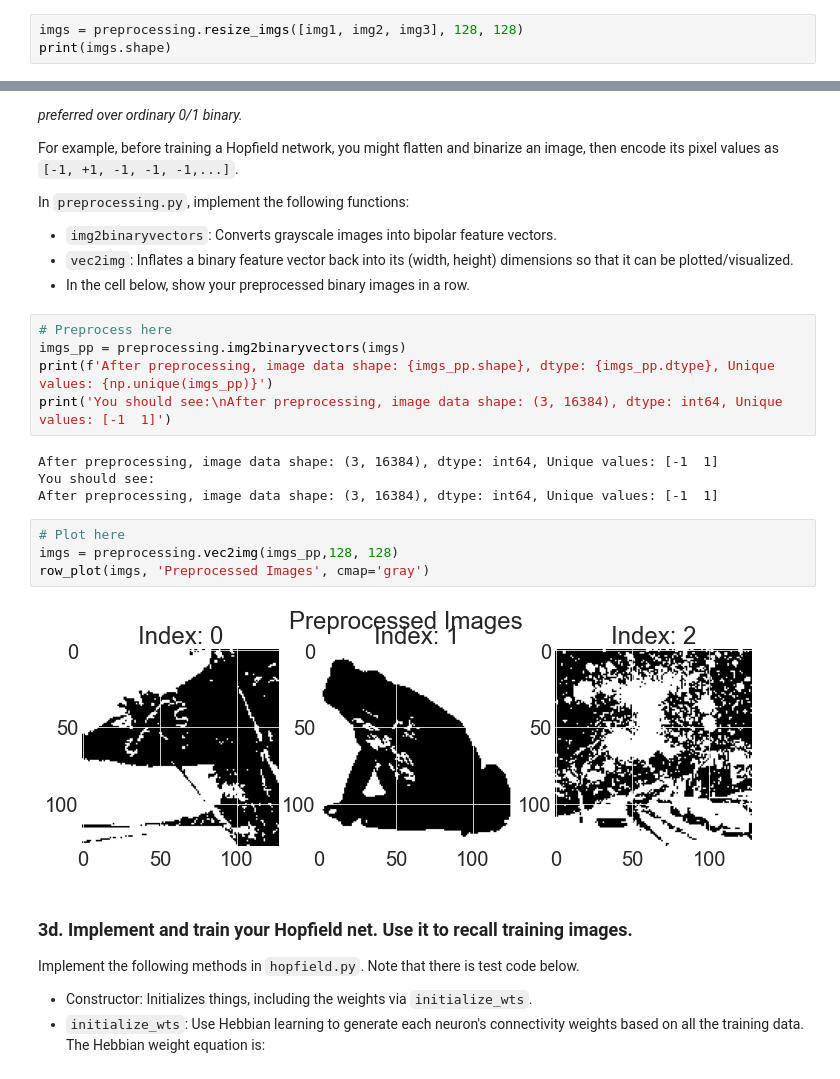
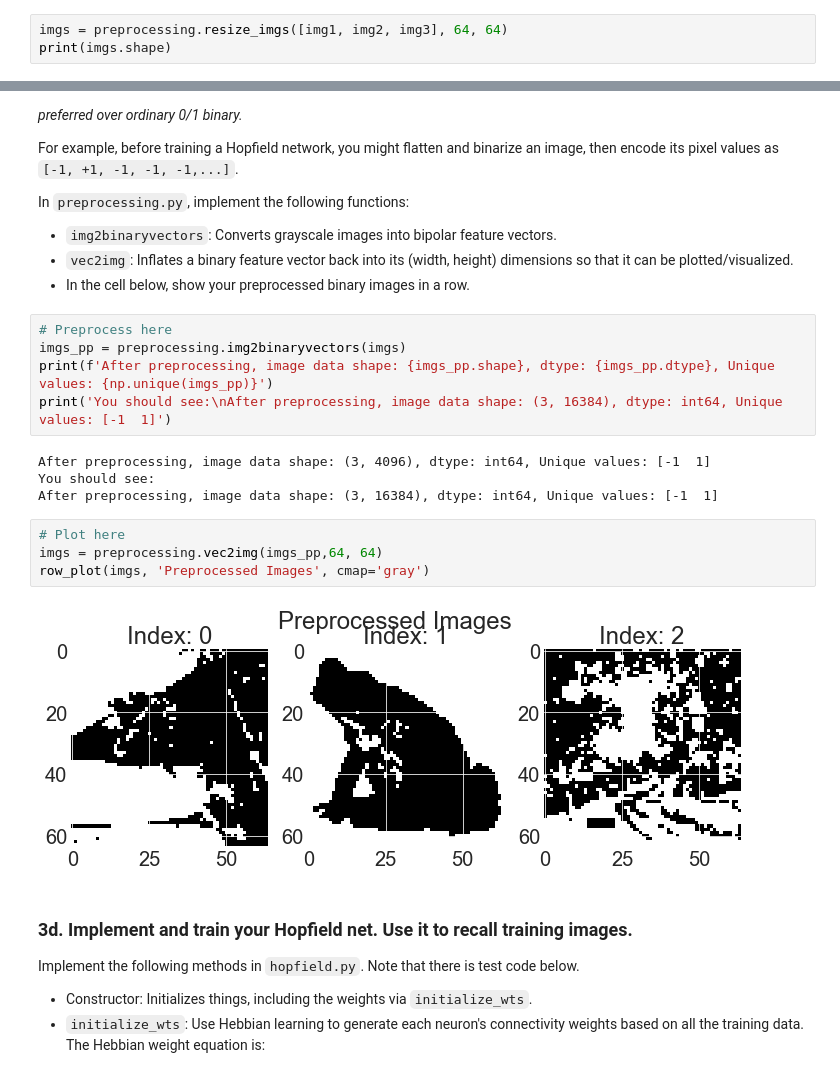
Before and after one commit to ejseal21/Computational-Neuroscience, a Jupyter notebook: Project2/hopfield.ipynb, the cells around one changed output, grey strips where cells are left out. Drawn from its saved outputs; the diff is of its cells as text.

```diff
--- a/Project2/hopfield.ipynb
+++ b/Project2/hopfield.ipynb
@@ -47,6 +47,6 @@ Right now, your images have different spatial resolutions. You should resize the
 - Resize the training images below to make them consistently sized and grayscale so that they can be placed in a single ndarray (`shape=(3, 128, 128)`).
 - Write code inside `row_plot` below then create a 1x3 row showing all the images side-by-side.
 # %%
-imgs = preprocessing.resize_imgs([img1, img2, img3], 128, 128)
+imgs = preprocessing.resize_imgs([img1, img2, img3], 64, 64)
 print(imgs.shape)
 # %% [output]
@@ -101,15 +101,15 @@ imgs_pp = preprocessing.img2binaryvectors(imgs)
 print(f'After preprocessing, image data shape: {imgs_pp.shape}, dtype: {imgs_pp.dtype}, Unique values: {np.unique(imgs_pp)}')
 print('You should see:\nAfter preprocessing, image data shape: (3, 16384), dtype: int64, Unique values: [-1  1]')
 # %% [output]
-After preprocessing, image data shape: (3, 16384), dtype: int64, Unique values: [-1  1]
+After preprocessing, image data shape: (3, 4096), dtype: int64, Unique values: [-1  1]
 You should see:
 After preprocessing, image data shape: (3, 16384), dtype: int64, Unique values: [-1  1]
 # %%
 # Plot here
-imgs = preprocessing.vec2img(imgs_pp,128, 128)
+imgs = preprocessing.vec2img(imgs_pp,64, 64)
 row_plot(imgs, 'Preprocessed Images', cmap='gray')
 # %% [output]
-[figure, old version]
+[figure, new version]
 # %% [markdown]
 ### 3d. Implement and train your Hopfield net. Use it to recall training images.
 
```
Also changed, not shown: parts of 24 cells of this notebook, 1 other file.
